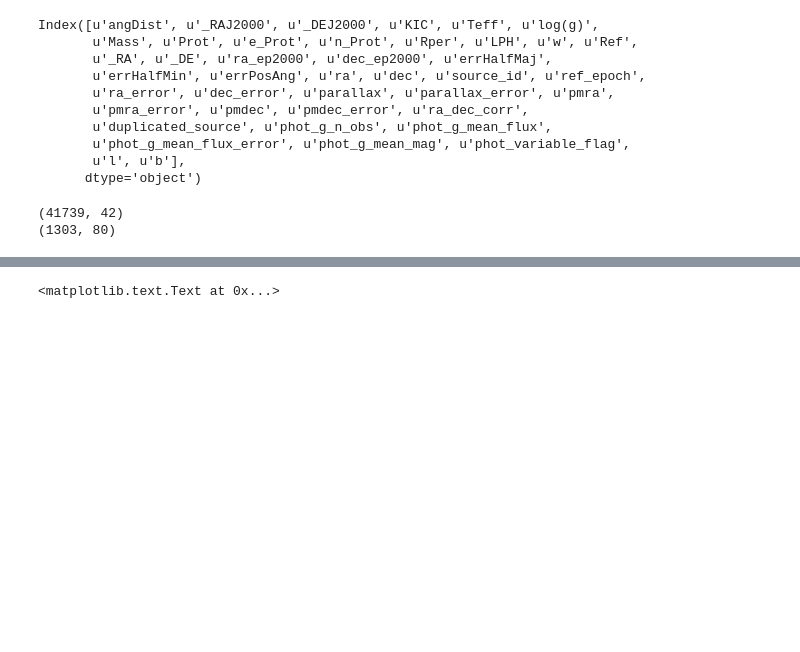
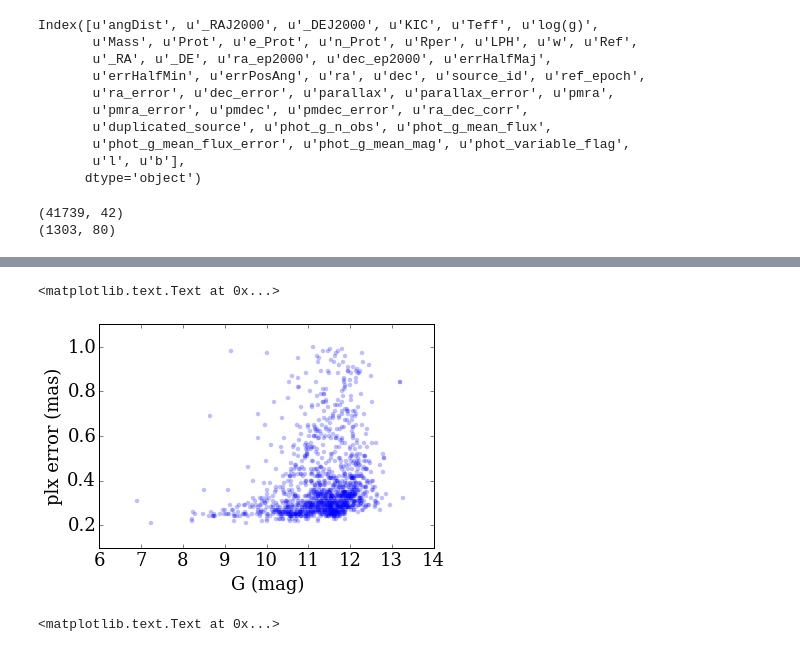
Before and after one commit to jradavenport/gaia_rot, a Jupyter notebook: explore.ipynb, the cells around one changed output, grey strips where cells are left out. Saved outputs shown, nothing was run; the diff lists cells and outputs as text; code cells hidden in the pictures; blank space fills up the shorter version.

```diff
--- a/explore.ipynb
+++ b/explore.ipynb
@@ -61,3 +71,11 @@ print(tgas.shape)
+# %%
+plt.scatter(gaia[u'phot_g_mean_mag'], gaia[u'parallax_error'],
+           lw=0, alpha=0.25)
+plt.ylabel('plx error (mas)')
+plt.xlabel('G (mag)')
+# %% [output]
+<matplotlib.text.Text at 0x...>
+[figure, added]
 # %%
 # remake now-famous Kepler gyro diagram
 plt.figure(figsize=(9,5))
```
Also changed, not shown: parts of 16 cells of this notebook.
